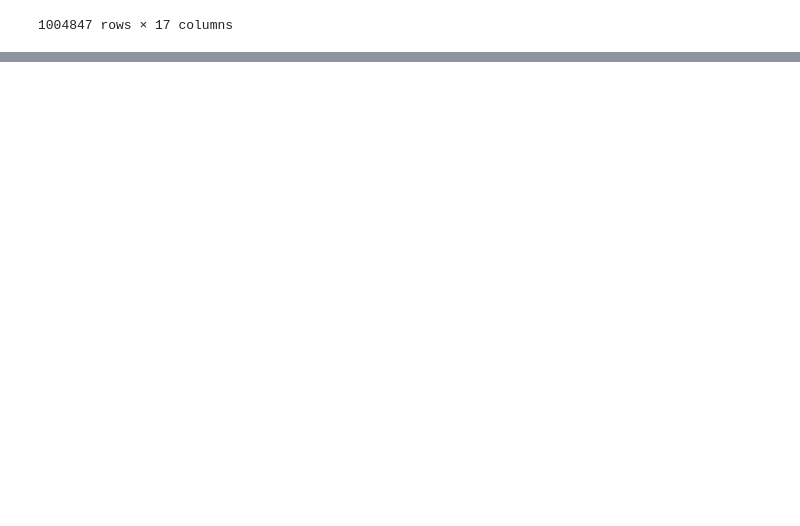
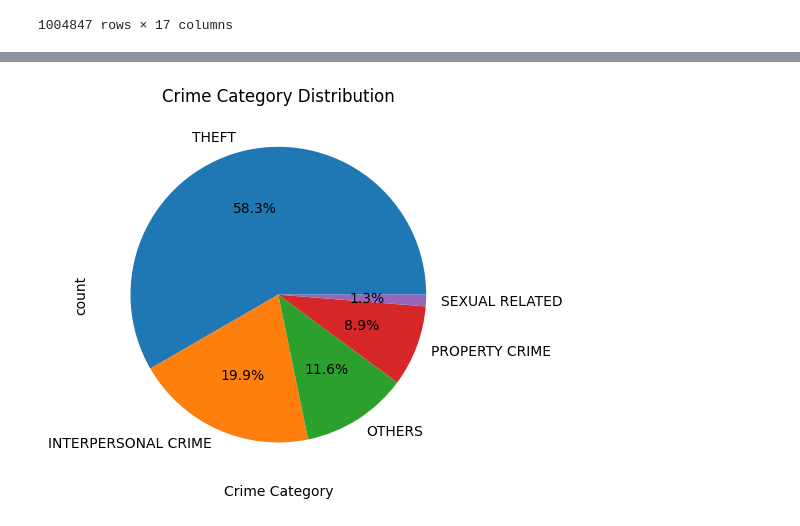
Before and after one commit to ChunKuiLau/Project-1, a Jupyter notebook: EDA mini project.ipynb, the cells around one changed output, grey strips where cells are left out. Saved outputs shown, nothing was run; the diff lists cells and outputs as text; code cells hidden in the pictures; blank space fills up the shorter version.

```diff
--- a/EDA mini project.ipynb
+++ b/EDA mini project.ipynb
@@ -200,0 +248,25 @@ plt.show()
+# %%
+# Define the categorization function
+def categorize_crime(crime_desc):
+    if any(keyword in crime_desc for keyword in ['STOLEN', 'THEFT', 'ROBBERY', 'BURGLARY', 'SNATCH','PICKPOCKET','STEAL']):
+        return 'THEFT'
+    elif any(keyword in crime_desc for keyword in ['CHILD', 'PARTNER', 'ASSAULT']):
+        return 'INTERPERSONAL CRIME'
+    elif any(keyword in crime_desc for keyword in ['VANDALISM', 'ARSON']):
+        return 'PROPERTY CRIME'
+    elif any(keyword in crime_desc for keyword in ['RAPE', 'PIMP', 'SEX','PORN']):
+        return 'SEXUAL RELATED'
+    else:
+        return 'OTHERS'
+
+# Apply the function to categorize crimes
+df['Crime Category'] = updated_df['Crm Cd Desc'].apply(categorize_crime)
+
+# Optionally, you can visualize the results (e.g., count of each category)
+crime_counts = df['Crime Category'].value_counts()
+crime_counts.plot(kind='pie',autopct='%1.1f%%')
+plt.title('Crime Category Distribution')
+plt.xlabel('Crime Category')
+plt.show()
+# %% [output]
+[figure, added]
```
Also changed, not shown: parts of 12 cells of this notebook, 2 other files.
